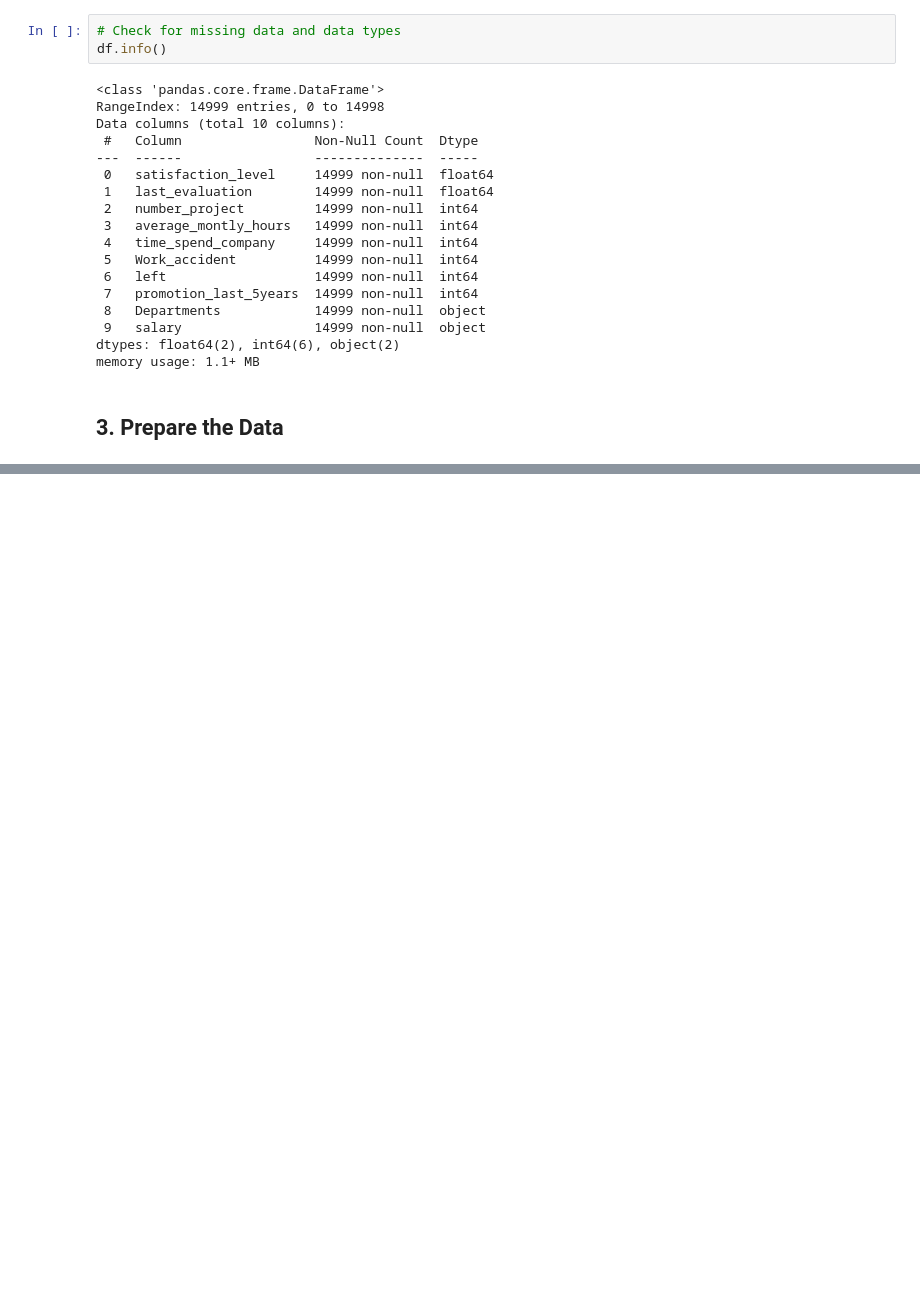
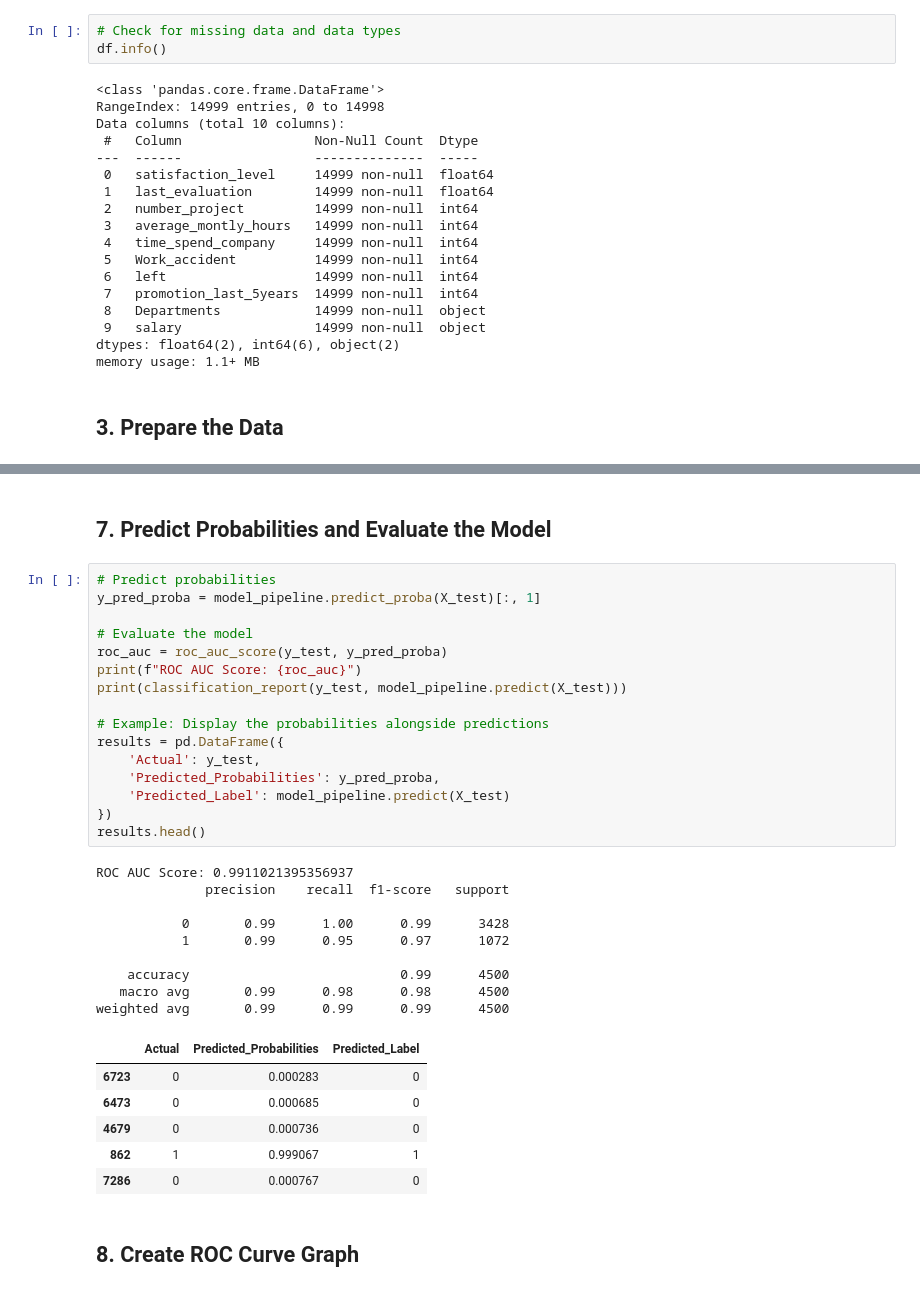
Before and after one commit to suntisfied/attrition-predictor, a Jupyter notebook: attrition_predictor_notebook/attrition_predictor_with_eda.ipynb, the cells around one changed output, grey strips where cells are left out. Saved outputs shown, nothing was run; the diff lists cells and outputs as text; blank space fills up the shorter version.

```diff
--- a/attrition_predictor_notebook/attrition_predictor_with_eda.ipynb
+++ b/attrition_predictor_notebook/attrition_predictor_with_eda.ipynb
@@ -150,0 +147,36 @@ From the comparison above, you can identify the model that best predicts the pro
+# %% [markdown]
+## 7. Predict Probabilities and Evaluate the Model
+# %%
+# Predict probabilities
+y_pred_proba = model_pipeline.predict_proba(X_test)[:, 1]
+
+# Evaluate the model
+roc_auc = roc_auc_score(y_test, y_pred_proba)
+print(f"ROC AUC Score: {roc_auc}")
+print(classification_report(y_test, model_pipeline.predict(X_test)))
+
+# Example: Display the probabilities alongside predictions
+results = pd.DataFrame({
+    'Actual': y_test,
+    'Predicted_Probabilities': y_pred_proba,
+    'Predicted_Label': model_pipeline.predict(X_test)
+})
+results.head()
+# %% [output]
+ROC AUC Score: 0.9911021395356937
+              precision    recall  f1-score   support
+
+           0       0.99      1.00      0.99      3428
+           1       0.99      0.95      0.97      1072
+
+    accuracy                           0.99      4500
+   macro avg       0.99      0.98      0.98      4500
+weighted avg       0.99      0.99      0.99      4500
+|  | Actual | Predicted_Probabilities | Predicted_Label |
+| 6723 | 0 | 0.000283 | 0 |
+| 6473 | 0 | 0.000685 | 0 |
+| 4679 | 0 | 0.000736 | 0 |
+| 862 | 1 | 0.999067 | 1 |
+| 7286 | 0 | 0.000767 | 0 |
+# %% [markdown]
+## 8. Create ROC Curve Graph
```
Also changed, not shown: parts of 20 cells of this notebook.
